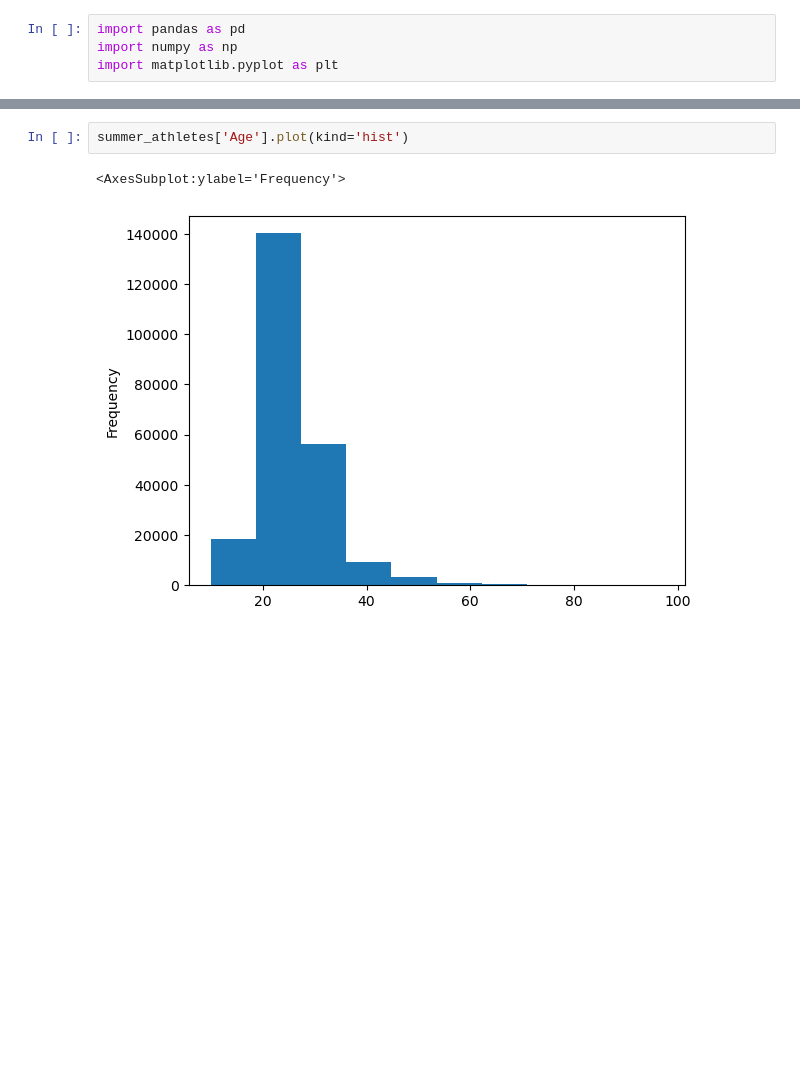
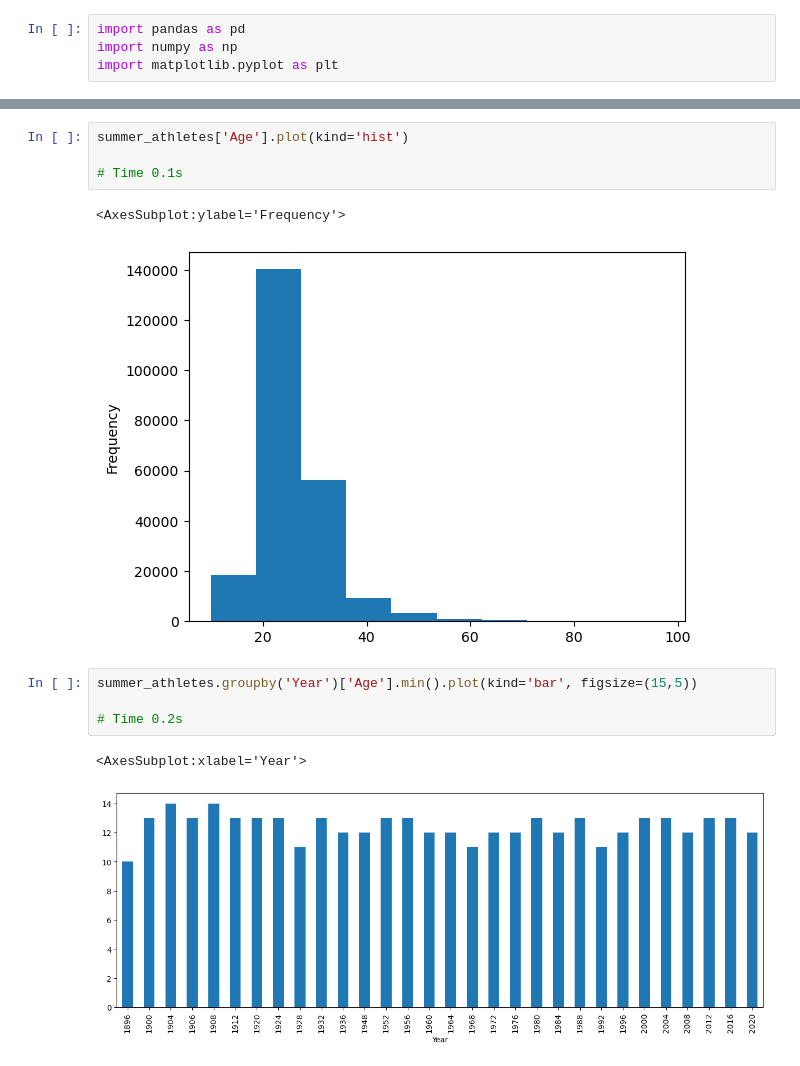
Before and after one commit to binda7/OG_pandas_pySpark_compare, a Jupyter notebook: Summer_Athletes_Olimpics_Analytics_Pandas_and_MatPlotLib.ipynb, the cells around one changed output, grey strips where cells are left out. Cells and saved outputs as stored; diff of their text form; blank space fills up the shorter version.

```diff
--- a/Summer_Athletes_Olimpics_Analytics_Pandas_and_MatPlotLib.ipynb
+++ b/Summer_Athletes_Olimpics_Analytics_Pandas_and_MatPlotLib.ipynb
@@ -139,6 +156,15 @@ Event     Wrestling Women's Middleweight, Freestyle
 dtype: object
 # %%
 summer_athletes['Age'].plot(kind='hist')
+
+# Time 0.1s
 # %% [output]
 <AxesSubplot:ylabel='Frequency'>
 [figure]
+# %%
+summer_athletes.groupby('Year')['Age'].min().plot(kind='bar', figsize=(15,5))
+
+# Time 0.2s
+# %% [output]
+<AxesSubplot:xlabel='Year'>
+[figure, added]
```
Also changed, not shown: parts of 17 cells of this notebook.
